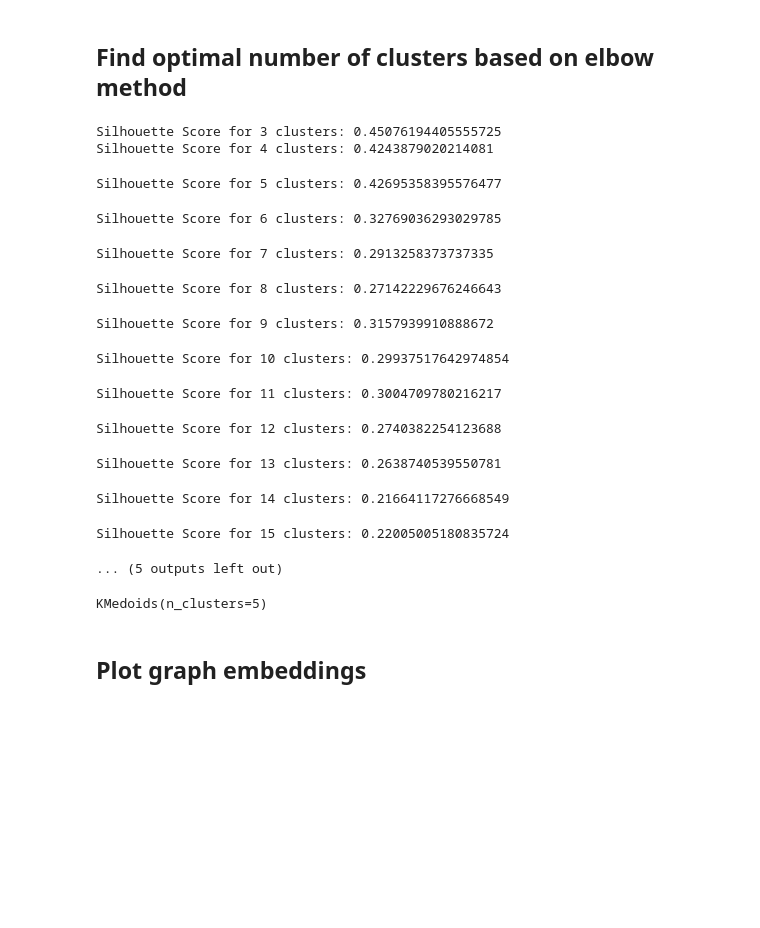
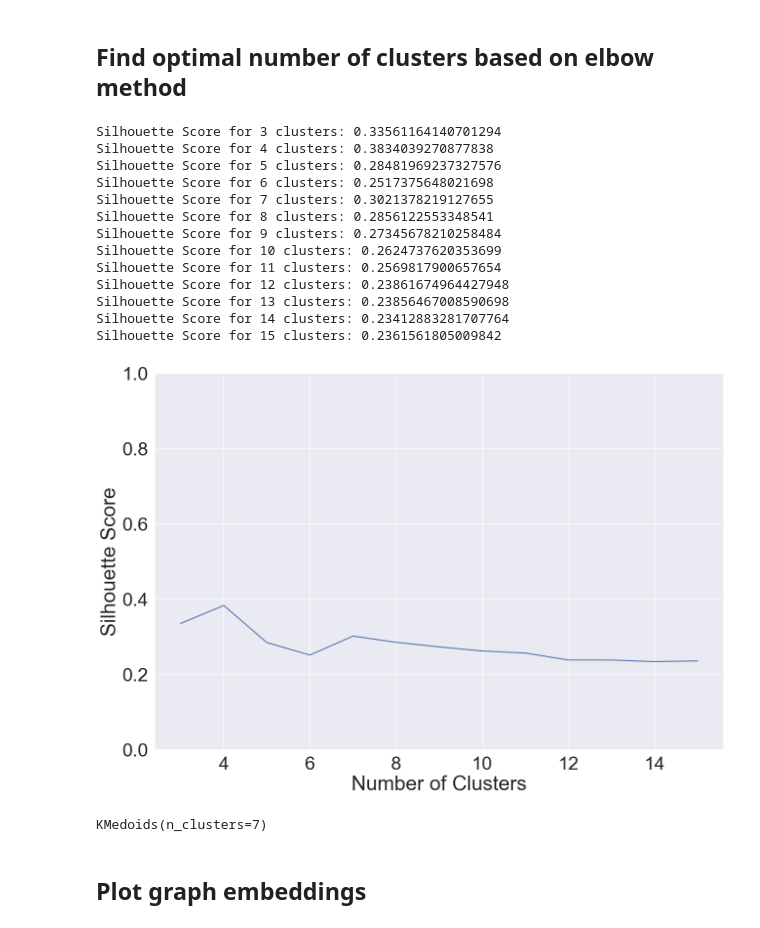
Before and after one commit to Teravolt/microrts-graph-state-encoder-gssl, a Jupyter notebook: visualize_gnn_states_cog2020.ipynb, the cells around one changed output. Cells and saved outputs as stored; diff of their text form; code cells hidden in the pictures; blank space fills up the shorter version.

```diff
--- a/visualize_gnn_states_cog2020.ipynb
+++ b/visualize_gnn_states_cog2020.ipynb
@@ -273,53 +274,53 @@ fig = plt.figure(figsize=(15, 10))
 ax = fig.add_subplot(111)
 
 silhouette_score_df = []
-for n_clusters in range(3, 20):
+for n_clusters in range(3, 16):
     kmedoids_obj = KMedoids(n_clusters=n_clusters)
     kmedoids_obj.fit(graph_embeddings)
 
     score = silhouette_score(graph_embeddings, kmedoids_obj.labels_)
     print(f"Silhouette Score for {n_clusters} clusters: {score}")
     silhouette_score_df.append([n_clusters, score])
 
 silhouette_score_df = pd.DataFrame(silhouette_score_df,
                                    columns=['num_clusters', 'silhouette_score'])
 
 sns.lineplot(data=silhouette_score_df, x='num_clusters', y='silhouette_score',
              ax=ax)
 
 ax.set_xlabel("Number of Clusters")
 ax.set_ylabel("Silhouette Score")
 ax.set_ylim(0, 1.0)
 # box = ax.get_position()
 # ax.set_position([box.x0, box.y0, box.width * 0.7, box.height])
 # ax.legend(loc='center left', bbox_to_anchor=(1.15, 0.5))
 
 if CONFIG.max_replays == -1:
     plt.savefig('cog-2020-all-replays-silhouette.pdf', bbox_inches='tight')
     silhouette_score_df.to_csv('cog-2020-all-replays-silhouette.csv')
 else:
     plt.savefig(f'cog-2020-first-{CONFIG.max_replays}-replays-silhouette.pdf', bbox_inches='tight')
     silhouette_score_df.to_csv(f'cog-2020-first-{CONFIG.max_replays}-replays-silhouette.csv')
 # %% [output]
-Silhouette Score for 3 clusters: 0.45076194405555725
-Silhouette Score for 4 clusters: 0.4243879020214081
+Silhouette Score for 3 clusters: 0.33561164140701294
+Silhouette Score for 4 clusters: 0.3834039270877838
+Silhouette Score for 5 clusters: 0.28481969237327576
+Silhouette Score for 6 clusters: 0.2517375648021698
+Silhouette Score for 7 clusters: 0.3021378219127655
+Silhouette Score for 8 clusters: 0.2856122553348541
+Silhouette Score for 9 clusters: 0.27345678210258484
+Silhouette Score for 10 clusters: 0.2624737620353699
+Silhouette Score for 11 clusters: 0.2569817900657654
+Silhouette Score for 12 clusters: 0.23861674964427948
+Silhouette Score for 13 clusters: 0.23856467008590698
+Silhouette Score for 14 clusters: 0.23412883281707764
+Silhouette Score for 15 clusters: 0.2361561805009842
-Silhouette Score for 5 clusters: 0.42695358395576477
-Silhouette Score for 6 clusters: 0.32769036293029785
-Silhouette Score for 7 clusters: 0.2913258373737335
-Silhouette Score for 8 clusters: 0.27142229676246643
-Silhouette Score for 9 clusters: 0.3157939910888672
-Silhouette Score for 10 clusters: 0.29937517642974854
-Silhouette Score for 11 clusters: 0.3004709780216217
-Silhouette Score for 12 clusters: 0.2740382254123688
-Silhouette Score for 13 clusters: 0.2638740539550781
-Silhouette Score for 14 clusters: 0.21664117276668549
-Silhouette Score for 15 clusters: 0.22005005180835724
-... (5 outputs left out)
+[figure, added]
 # %%
-kmedoids_obj = KMedoids(n_clusters=5)
+kmedoids_obj = KMedoids(n_clusters=7)
 kmedoids_obj.fit(graph_embeddings)
 # %% [output]
-KMedoids(n_clusters=5)
+KMedoids(n_clusters=7)
 # %% [markdown]
 ## Plot graph embeddings
 # %%
```
Also changed, not shown: parts of 5 cells of this notebook, 1 other file.
